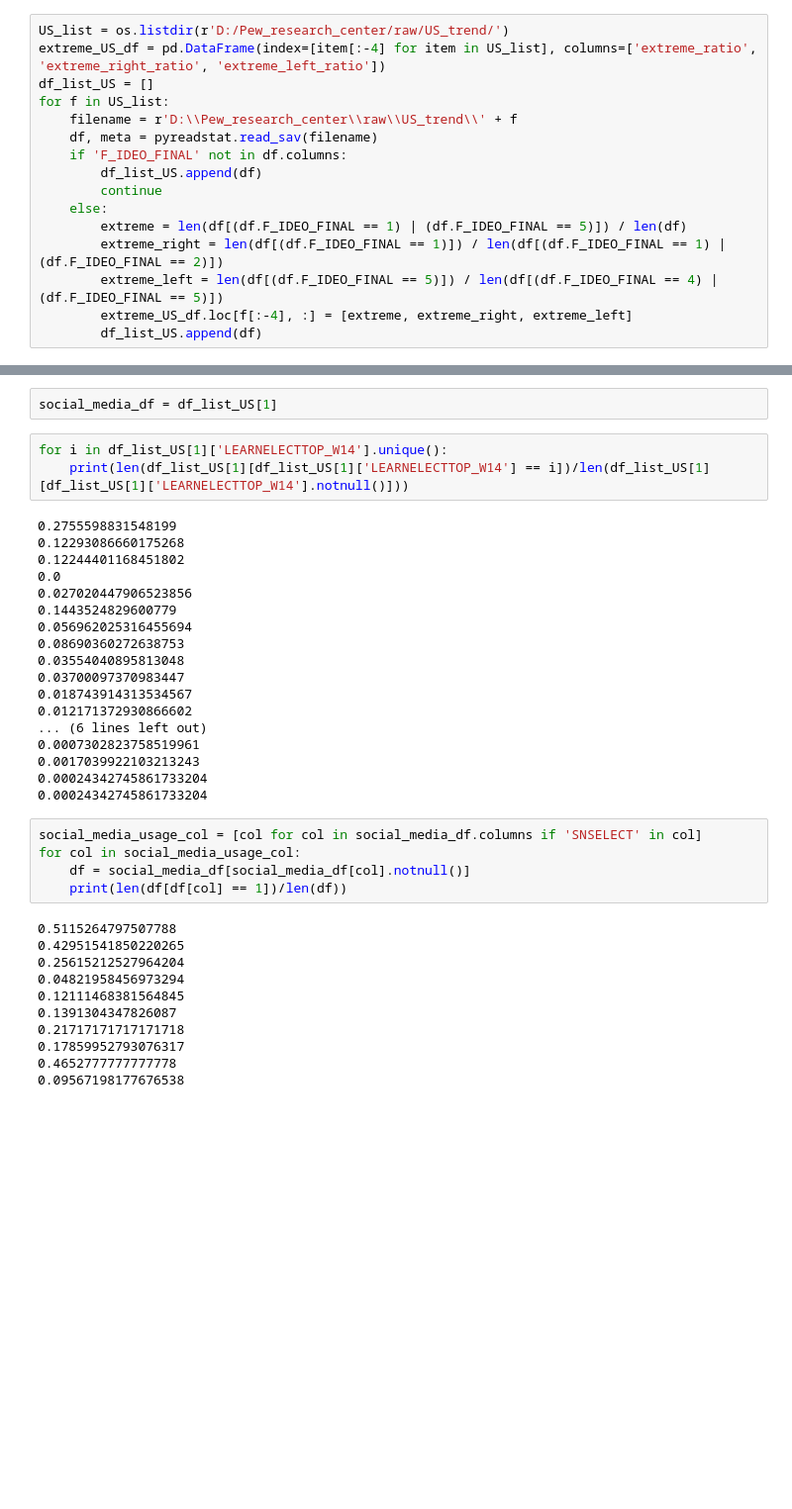
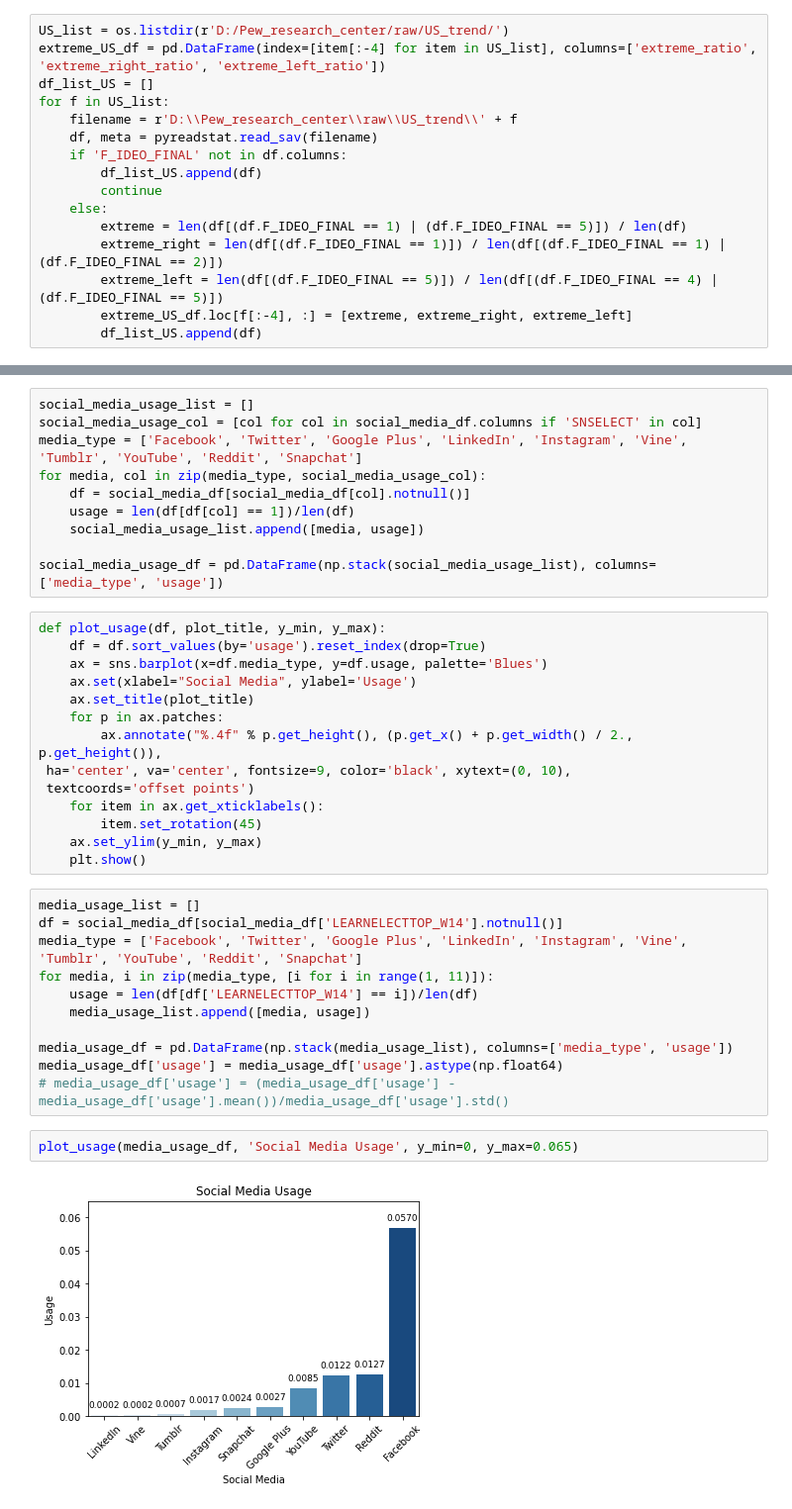
Before and after one commit to p50042220/FB_hatecrime, a Jupyter notebook: Code/notebook/Pew_research_data.ipynb, the cells around one changed output, grey strips where cells are left out. Shown at 99% size. Drawn from its saved outputs; the diff is of its cells as text; blank space fills up the shorter version.

Commit message:
pew research center

```diff
--- a/Code/notebook/Pew_research_data.ipynb
+++ b/Code/notebook/Pew_research_data.ipynb
@@ -57,39 +65,39 @@ for col in extreme_df:
-# %%
-social_media_df = df_list_US[1]
-# %%
-for i in df_list_US[1]['LEARNELECTTOP_W14'].unique():
-    print(len(df_list_US[1][df_list_US[1]['LEARNELECTTOP_W14'] == i])/len(df_list_US[1][df_list_US[1]['LEARNELECTTOP_W14'].notnull()]))
-# %% [output]
-0.2755598831548199
-0.12293086660175268
-0.12244401168451802
-0.0
-0.027020447906523856
-0.1443524829600779
-0.056962025316455694
-0.08690360272638753
-0.03554040895813048
-0.03700097370983447
-0.018743914313534567
-0.012171372930866602
-... (6 lines left out)
-0.0007302823758519961
-0.0017039922103213243
-0.00024342745861733204
-0.00024342745861733204
 # %%
+social_media_usage_list = []
 social_media_usage_col = [col for col in social_media_df.columns if 'SNSELECT' in col]
-for col in social_media_usage_col:
+media_type = ['Facebook', 'Twitter', 'Google Plus', 'LinkedIn', 'Instagram', 'Vine', 'Tumblr', 'YouTube', 'Reddit', 'Snapchat']
+for media, col in zip(media_type, social_media_usage_col):
     df = social_media_df[social_media_df[col].notnull()]
-    print(len(df[df[col] == 1])/len(df))
+    usage = len(df[df[col] == 1])/len(df)
+    social_media_usage_list.append([media, usage])
+
+social_media_usage_df = pd.DataFrame(np.stack(social_media_usage_list), columns=['media_type', 'usage'])
-# %% [output]
-0.5115264797507788
-0.42951541850220265
-0.25615212527964204
-0.04821958456973294
-0.12111468381564845
-0.1391304347826087
-0.21717171717171718
-0.17859952793076317
-0.4652777777777778
-0.09567198177676538
+# %%
+def plot_usage(df, plot_title, y_min, y_max):
+    df = df.sort_values(by='usage').reset_index(drop=True)
+    ax = sns.barplot(x=df.media_type, y=df.usage, palette='Blues')
+    ax.set(xlabel="Social Media", ylabel='Usage')
+    ax.set_title(plot_title)
+    for p in ax.patches:
+        ax.annotate("%.4f" % p.get_height(), (p.get_x() + p.get_width() / 2., p.get_height()),
+ ha='center', va='center', fontsize=9, color='black', xytext=(0, 10),
+ textcoords='offset points')
+    for item in ax.get_xticklabels():
+        item.set_rotation(45)
+    ax.set_ylim(y_min, y_max)
+    plt.show()
+# %%
+media_usage_list = []
+df = social_media_df[social_media_df['LEARNELECTTOP_W14'].notnull()]
+media_type = ['Facebook', 'Twitter', 'Google Plus', 'LinkedIn', 'Instagram', 'Vine', 'Tumblr', 'YouTube', 'Reddit', 'Snapchat']
+for media, i in zip(media_type, [i for i in range(1, 11)]):
+    usage = len(df[df['LEARNELECTTOP_W14'] == i])/len(df)
+    media_usage_list.append([media, usage])
+
+media_usage_df = pd.DataFrame(np.stack(media_usage_list), columns=['media_type', 'usage'])
+media_usage_df['usage'] = media_usage_df['usage'].astype(np.float64)
+# media_usage_df['usage'] = (media_usage_df['usage'] - media_usage_df['usage'].mean())/media_usage_df['usage'].std()
+# %%
+plot_usage(media_usage_df, 'Social Media Usage', y_min=0, y_max=0.065)
+# %% [output]
+[figure, added]
```
Also changed, not shown: parts of 3 cells of this notebook, 14 other files.
